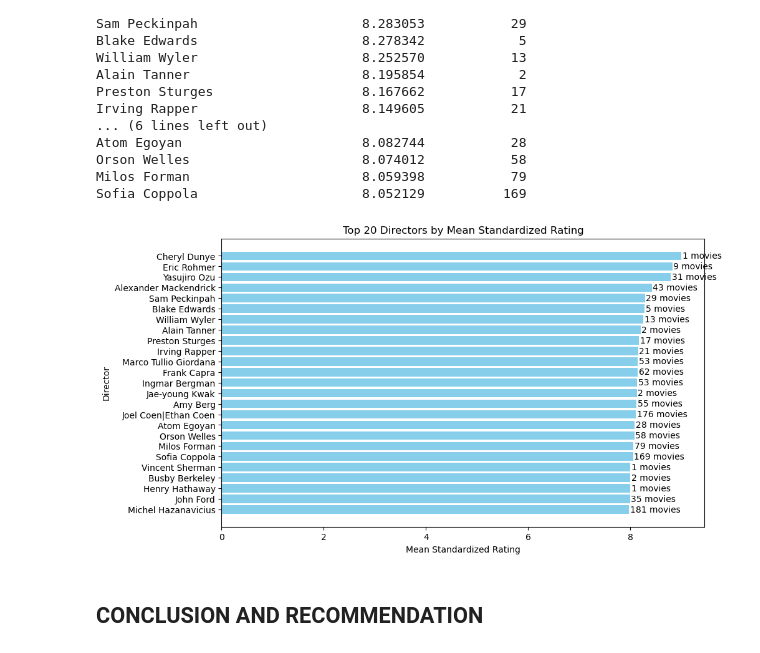
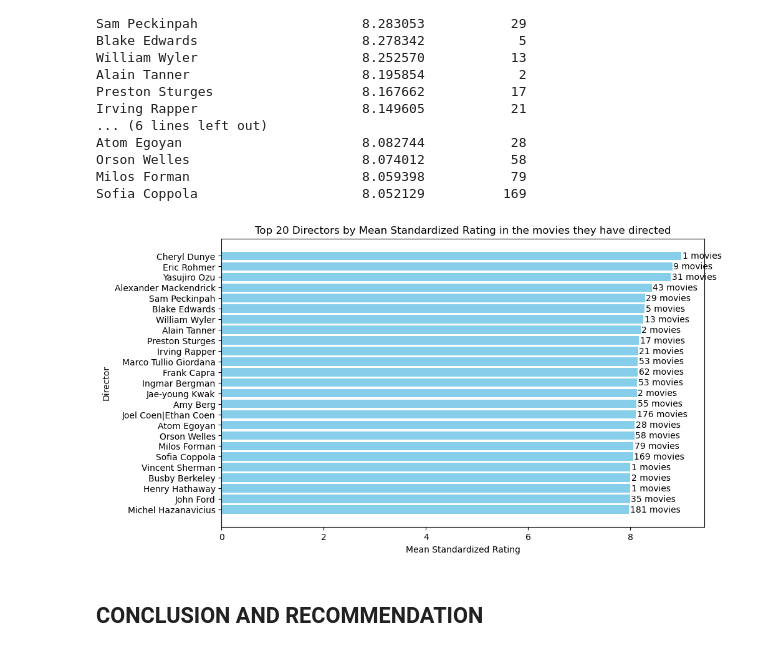
Before and after one commit to kev065/movie-studio-project, a Jupyter notebook: index.ipynb, the cells around one changed output. Saved outputs shown, nothing was run; the diff lists cells and outputs as text; code cells hidden in the pictures.

```diff
--- a/index.ipynb
+++ b/index.ipynb
@@ -881,24 +888,24 @@ Sofia Coppola                     8.052129          169
 # %%
 # Take the top 20 directors
 top_directors = director_stats_sorted.head(25)
 
 # Create a bar chart
 plt.figure(figsize=(10, 6))
 plt.barh(top_directors.index, top_directors['standardized_rating'], color='skyblue')
 plt.xlabel('Mean Standardized Rating')
 plt.ylabel('Director')
-plt.title('Top 20 Directors by Mean Standardized Rating')
+plt.title('Top 20 Directors by Mean Standardized Rating in the movies they have directed')
 plt.gca().invert_yaxis()  # To display the director with the highest rating at the top
 
 # Add text labels for 'movie_count' to each bar
 for i, bar in enumerate(plt.gca().patches):
     plt.text(bar.get_width() + 0.02, bar.get_y() + bar.get_height()/2,
              f"{top_directors['movie_count'].iloc[i]} movies",
              va='center')
 
 plt.show()
 # %% [output]
-[figure, old version]
+[figure, new version]
 # %%
 #export cleaned datasets
 
```
Also changed, not shown: parts of 15 cells of this notebook, 3 other files.
